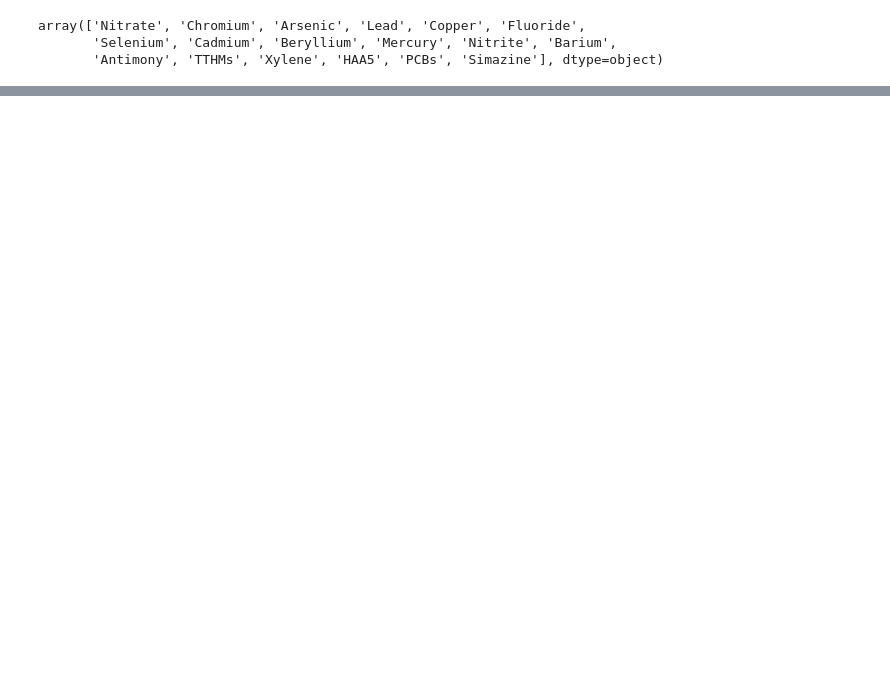
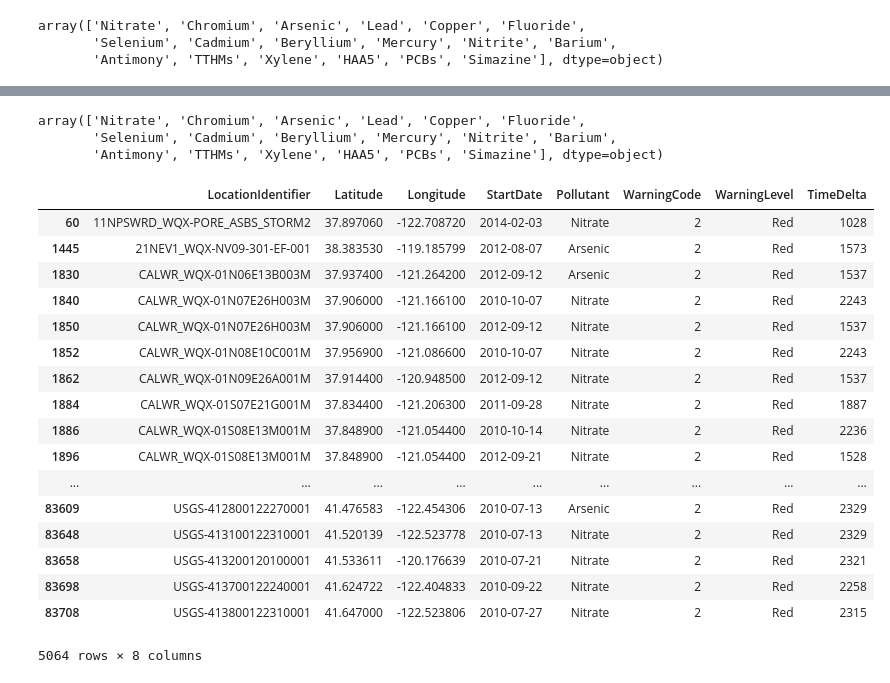
Before and after one commit to SeanU/waq, a Jupyter notebook: exploration/Water Data - Initial Models- finding the best parameters for each pollutant.ipynb, the cells around one changed output, grey strips where cells are left out. Saved outputs shown, nothing was run; the diff lists cells and outputs as text; code cells hidden in the pictures; blank space fills up the shorter version.

```diff
--- a/exploration/Water Data - Initial Models- finding the best parameters for each pollutant.ipynb
+++ b/exploration/Water Data - Initial Models- finding the best parameters for each pollutant.ipynb
@@ -126,0 +156,31 @@ Best hyperparameters:
+# %%
+### see the list of pollutants
+pol
+# %% [output]
+array(['Nitrate', 'Chromium', 'Arsenic', 'Lead', 'Copper', 'Fluoride',
+       'Selenium', 'Cadmium', 'Beryllium', 'Mercury', 'Nitrite', 'Barium',
+       'Antimony', 'TTHMs', 'Xylene', 'HAA5', 'PCBs', 'Simazine'], dtype=object)
+# %%
+### see entries where the pollution degree is 'Red',
+### and see if the model identifies them as Red too
+
+data[data.WarningCode == 2]
+# %% [output]
+|  | LocationIdentifier | Latitude | Longitude | StartDate | Pollutant | WarningCode | WarningLevel | TimeDelta |
+| 60 | 11NPSWRD_WQX-PORE_ASBS_STORM2 | 37.897060 | -122.708720 | 2014-02-03 | Nitrate | 2 | Red | 1028 |
+| 1445 | 21NEV1_WQX-NV09-301-EF-001 | 38.383530 | -119.185799 | 2012-08-07 | Arsenic | 2 | Red | 1573 |
+| 1830 | CALWR_WQX-01N06E13B003M | 37.937400 | -121.264200 | 2012-09-12 | Arsenic | 2 | Red | 1537 |
+| 1840 | CALWR_WQX-01N07E26H003M | 37.906000 | -121.166100 | 2010-10-07 | Nitrate | 2 | Red | 2243 |
+| 1850 | CALWR_WQX-01N07E26H003M | 37.906000 | -121.166100 | 2012-09-12 | Nitrate | 2 | Red | 1537 |
+| 1852 | CALWR_WQX-01N08E10C001M | 37.956900 | -121.086600 | 2010-10-07 | Nitrate | 2 | Red | 2243 |
+| 1862 | CALWR_WQX-01N09E26A001M | 37.914400 | -120.948500 | 2012-09-12 | Nitrate | 2 | Red | 1537 |
+| 1884 | CALWR_WQX-01S07E21G001M | 37.834400 | -121.206300 | 2011-09-28 | Nitrate | 2 | Red | 1887 |
+| 1886 | CALWR_WQX-01S08E13M001M | 37.848900 | -121.054400 | 2010-10-14 | Nitrate | 2 | Red | 2236 |
+| 1896 | CALWR_WQX-01S08E13M001M | 37.848900 | -121.054400 | 2012-09-21 | Nitrate | 2 | Red | 1528 |
+| ... | ... | ... | ... | ... | ... | ... | ... | ... |
+| 83609 | USGS-412800122270001 | 41.476583 | -122.454306 | 2010-07-13 | Arsenic | 2 | Red | 2329 |
+| 83648 | USGS-413100122310001 | 41.520139 | -122.523778 | 2010-07-13 | Nitrate | 2 | Red | 2329 |
+| 83658 | USGS-413200120100001 | 41.533611 | -120.176639 | 2010-07-21 | Nitrate | 2 | Red | 2321 |
+| 83698 | USGS-413700122240001 | 41.624722 | -122.404833 | 2010-09-22 | Nitrate | 2 | Red | 2258 |
+| 83708 | USGS-413800122310001 | 41.647000 | -122.523806 | 2010-07-27 | Nitrate | 2 | Red | 2315 |
+5064 rows × 8 columns
```
Also changed, not shown: parts of 5 cells of this notebook.
